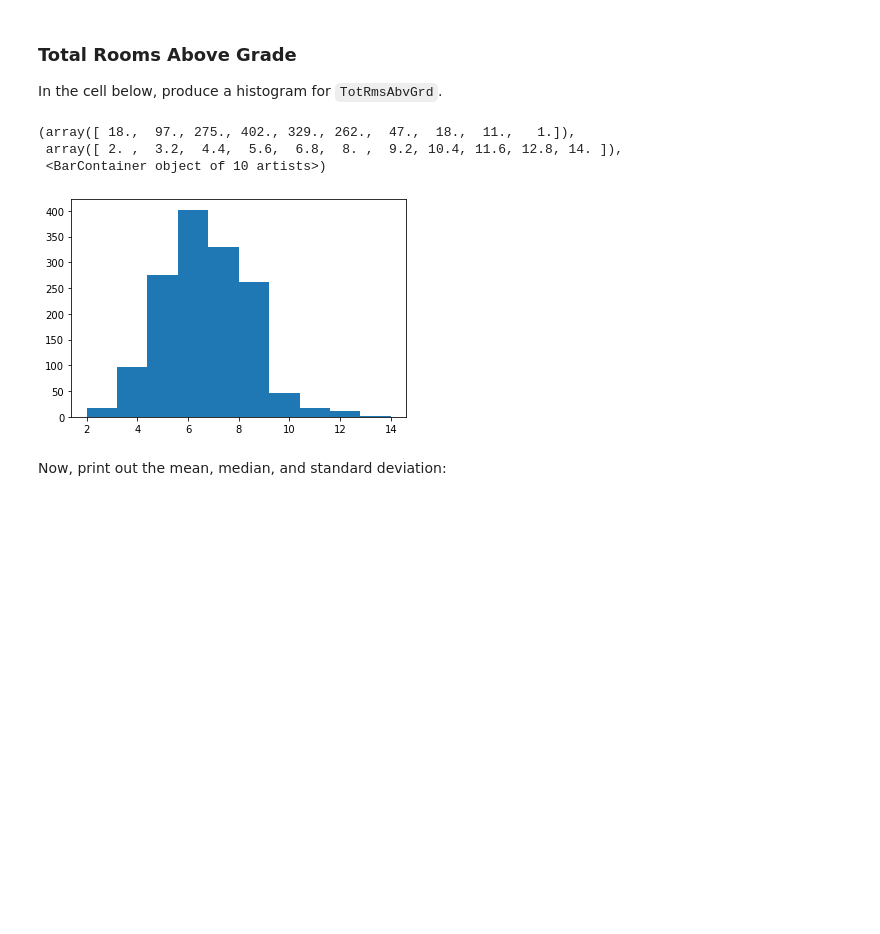
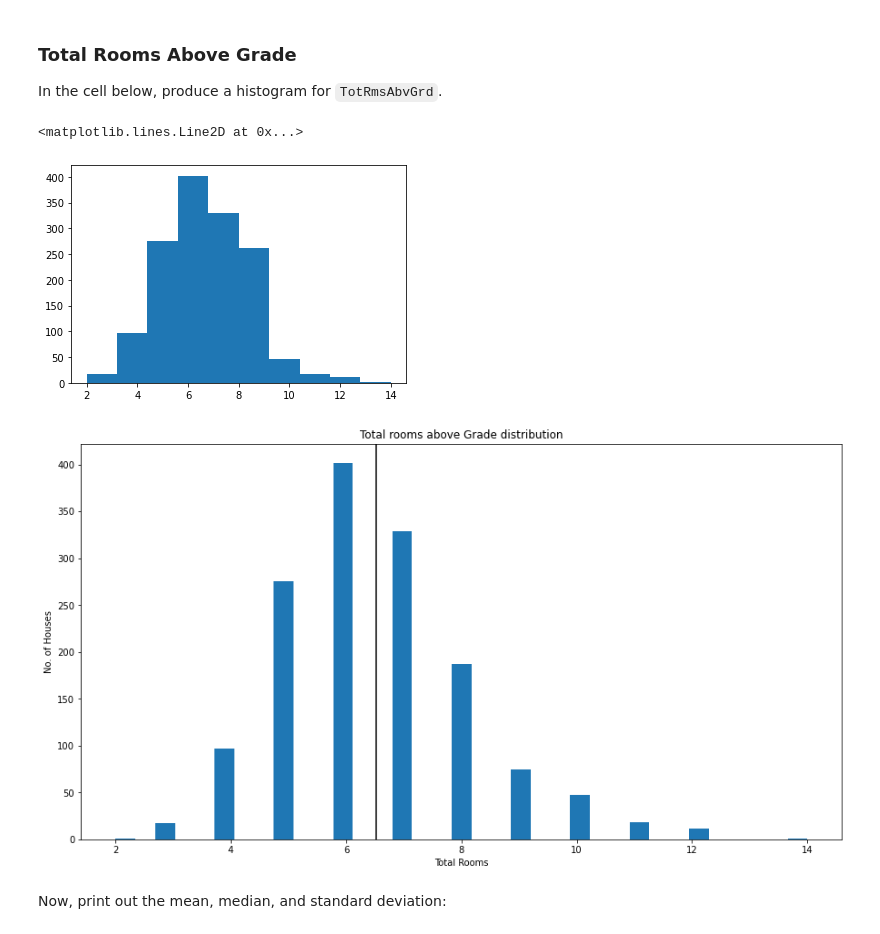
Before and after one commit to ericwambua/dsc-pandas-eda-lab, a Jupyter notebook: index.ipynb, the cells around one changed output. Drawn from its saved outputs; the diff is of its cells as text; code cells hidden in the pictures; blank space fills up the shorter version.

```diff
--- a/index.ipynb
+++ b/index.ipynb
@@ -215,11 +215,27 @@ In the cell below, produce a histogram for `TotRmsAbvGrd`.
 # %%
 # Your code here
 plt.hist(df['TotRmsAbvGrd'])
+ax.axvline(mean, color="black")
 # %% [output]
-(array([ 18.,  97., 275., 402., 329., 262.,  47.,  18.,  11.,   1.]),
- array([ 2. ,  3.2,  4.4,  5.6,  6.8,  8. ,  9.2, 10.4, 11.6, 12.8, 14. ]),
- <BarContainer object of 10 artists>)
+<matplotlib.lines.Line2D at 0x...>
 [figure]
+# %%
+#define the data to use
+data2 =df['TotRmsAbvGrd']
+mean = df['TotRmsAbvGrd'].mean()
+
+#plot the graph
+fiq, ax = plt.subplots(figsize = (15,8))
+
+ax.hist(data2,bins = 'auto')
+ax.axvline(mean, color='black')
+
+#label the axis and assign title
+ax.set_title('Total rooms above Grade distribution')
+ax.set_ylabel('No. of Houses')
+ax.set_xlabel('Total Rooms');
+# %% [output]
+[figure, added]
 # %% [markdown]
 Now, print out the mean, median, and standard deviation:
 # %%
```
Also changed, not shown: parts of 8 cells of this notebook.
